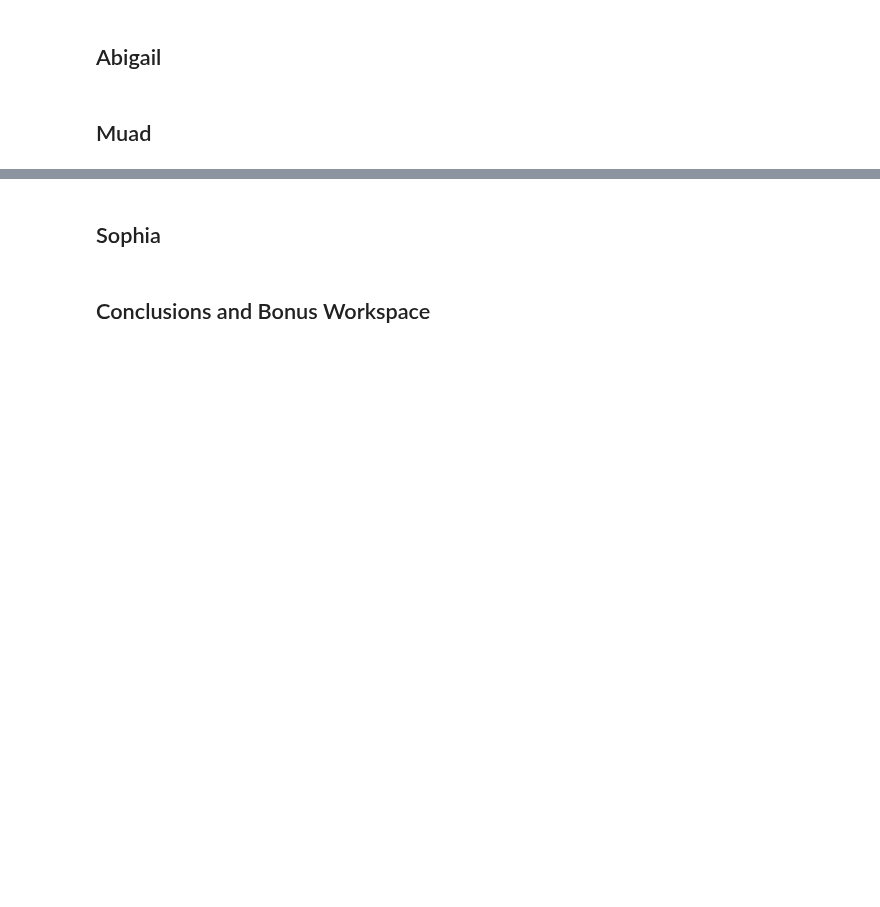
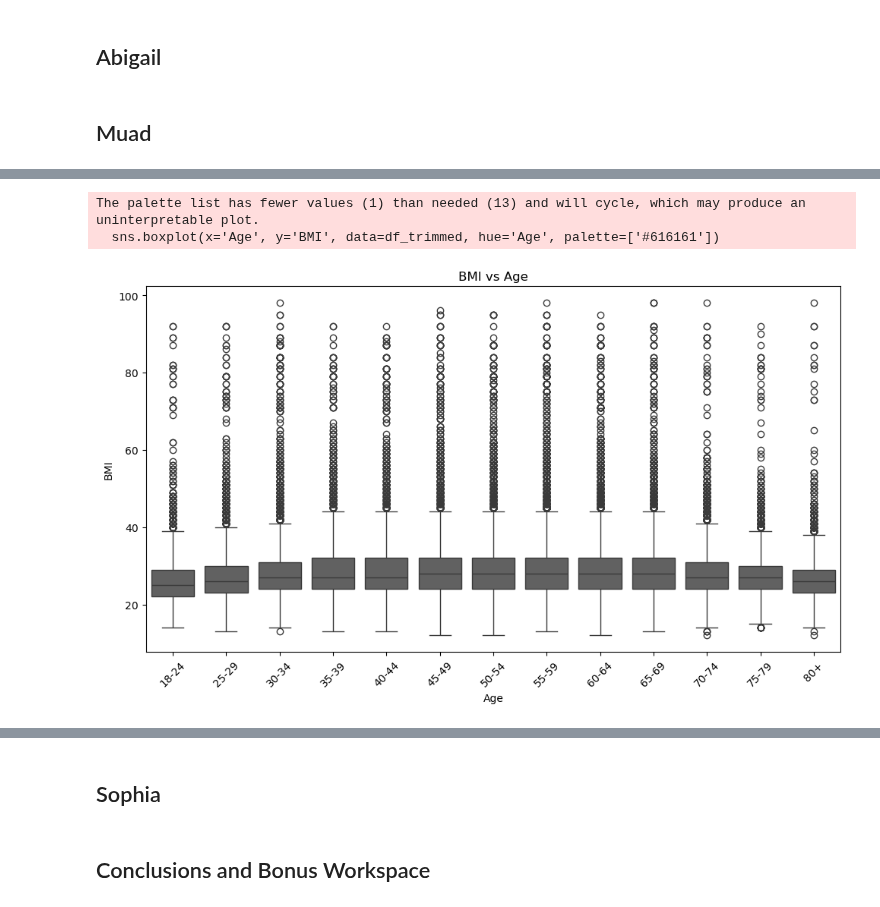
Before and after one commit to williamlevine/project-one, a Jupyter notebook: main_notebook.ipynb, the cells around one changed output, grey strips where cells are left out. Drawn from its saved outputs; the diff is of its cells as text; code cells hidden in the pictures; blank space fills up the shorter version.

```diff
--- a/main_notebook.ipynb
+++ b/main_notebook.ipynb
@@ -159,0 +185,15 @@ plt.show()
+# %%
+plt.figure(figsize=(10, 6))
+sns.boxplot(x='Age', y='BMI', data=df_trimmed, hue='Age', palette=['#616161'])
+plt.title('BMI vs Age')
+plt.xlabel('Age')
+plt.ylabel('BMI')
+plt.xticks(rotation=45)
+plt.legend([], [], frameon=False)  # Hide the legend
+plt.tight_layout()  # Adjust layout to ensure everything fits
+plt.savefig('BMI_vs_Age.png')  # Save as PNG file
+plt.show()
+# %% [output]
+The palette list has fewer values (1) than needed (13) and will cycle, which may produce an uninterpretable plot.
+  sns.boxplot(x='Age', y='BMI', data=df_trimmed, hue='Age', palette=['#616161'])
+[figure, added]
```
Also changed, not shown: parts of 10 cells of this notebook, 4 other files.
